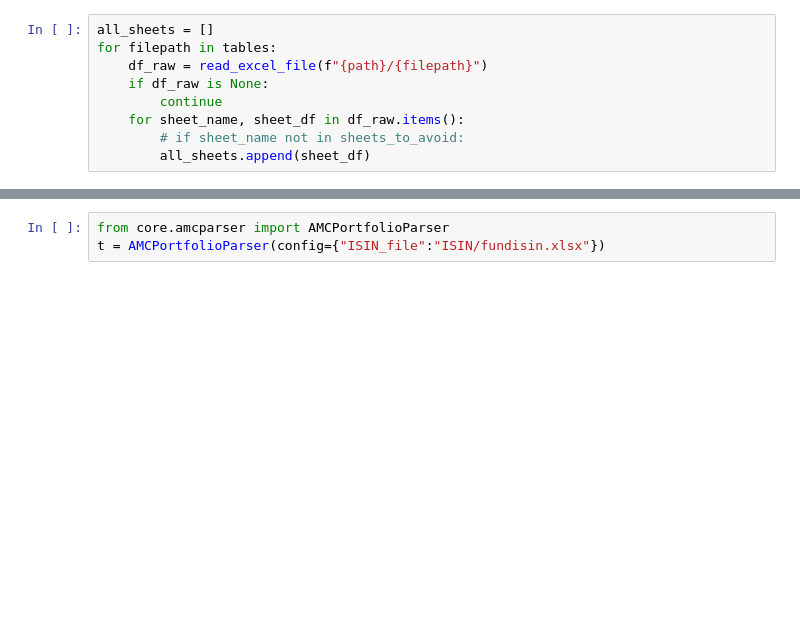
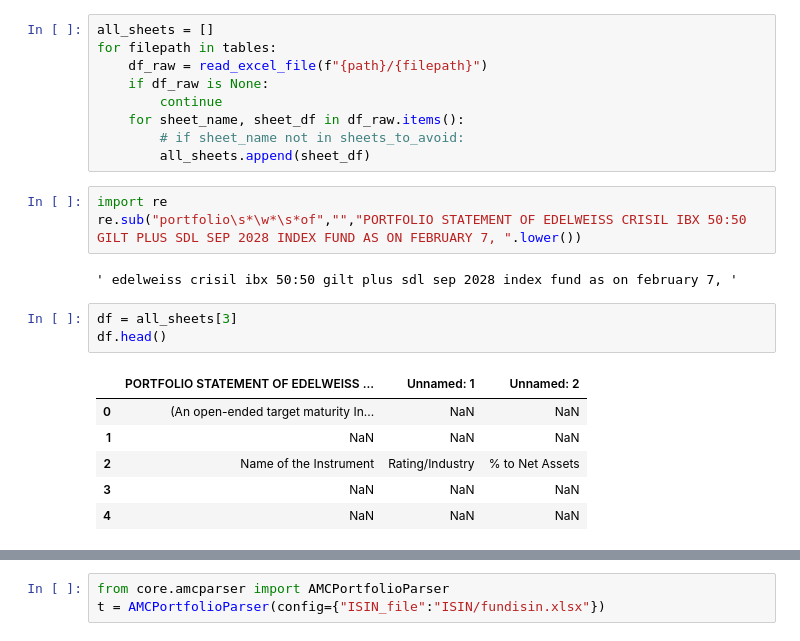
Before and after one commit to vaibhaVishwakarma/AssetManagmentCompanyParser, a Jupyter notebook: test.ipynb, the cells around one changed output, grey strips where cells are left out. Cells and saved outputs as stored; diff of their text form; blank space fills up the shorter version.

```diff
--- a/test.ipynb
+++ b/test.ipynb
@@ -41,3 +41,18 @@ for filepath in tables:
     for sheet_name, sheet_df in df_raw.items():
         # if sheet_name not in sheets_to_avoid:
         all_sheets.append(sheet_df)
+# %%
+import re
+re.sub("portfolio\s*\w*\s*of","","PORTFOLIO STATEMENT OF EDELWEISS CRISIL IBX 50:50 GILT PLUS SDL SEP 2028 INDEX FUND AS ON FEBRUARY 7, ".lower())
+# %% [output]
+' edelweiss crisil ibx 50:50 gilt plus sdl sep 2028 index fund as on february 7, '
+# %%
+df = all_sheets[3]
+df.head()
+# %% [output]
+|  | PORTFOLIO STATEMENT OF EDELWEISS ... | Unnamed: 1 | Unnamed: 2 |
+| 0 | (An open-ended target maturity In... | NaN | NaN |
+| 1 | NaN | NaN | NaN |
+| 2 | Name of the Instrument | Rating/Industry | % to Net Assets |
+| 3 | NaN | NaN | NaN |
+| 4 | NaN | NaN | NaN |
```
Also changed, not shown: parts of 20 cells of this notebook, 54 other files.
